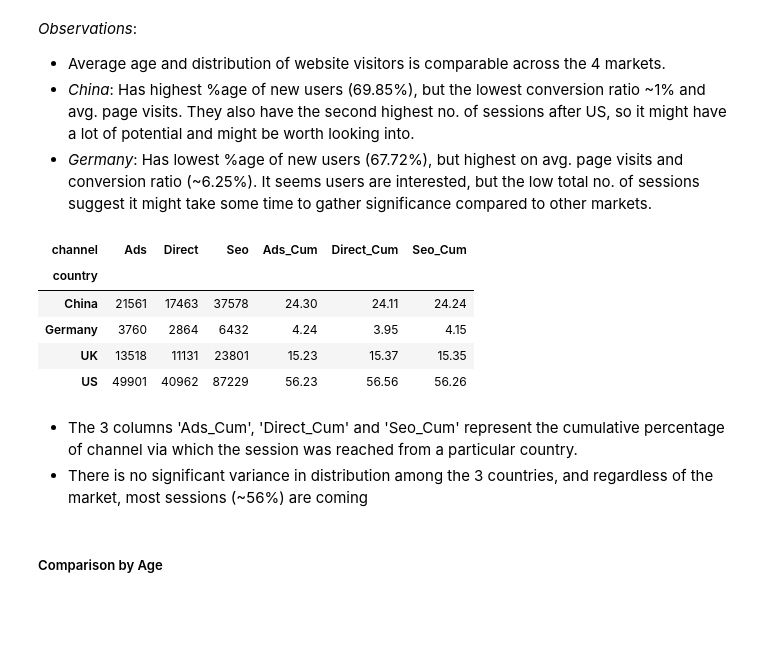
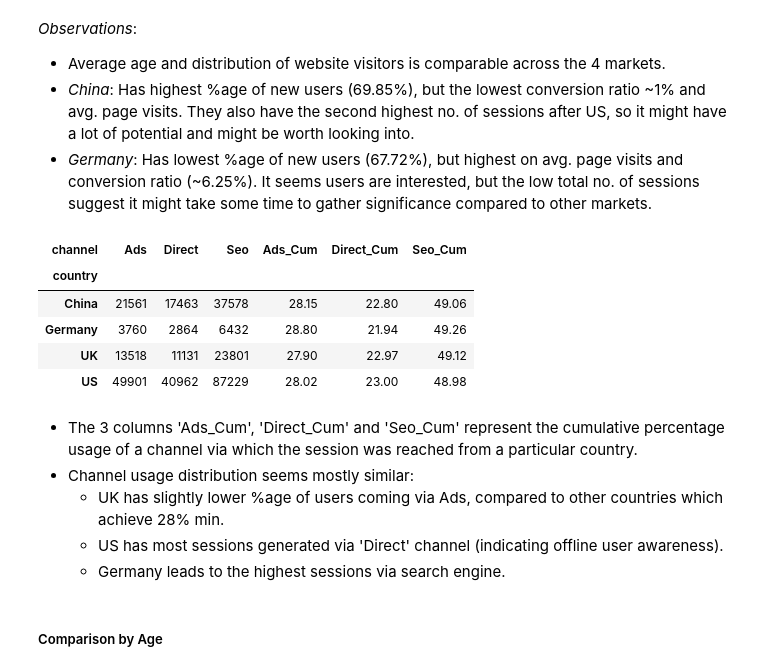
Before and after one commit to traha-89/Portafoglio, a Jupyter notebook: Landing Page Optimization/LP_CRAnalysis_Prediction.ipynb, the cells around one changed output. Drawn from its saved outputs; the diff is of its cells as text; code cells hidden in the pictures; blank space fills up the shorter version.

```diff
--- a/Landing Page Optimization/LP_CRAnalysis_Prediction.ipynb
+++ b/Landing Page Optimization/LP_CRAnalysis_Prediction.ipynb
@@ -312,19 +312,22 @@ Name: count, dtype: int64
 # %%
 # Comparison of Sessions via Channels by Country
 ctrychan_pivot= df_edit.pivot_table(index= 'country', columns= 'channel', aggfunc= 'size', fill_value= 0)
-ctrychan_pivot['Ads_Cum'] = round((ctrychan_pivot['Ads']/ctrychan_pivot['Ads'].sum())*100,2)
-ctrychan_pivot['Direct_Cum'] = round((ctrychan_pivot['Direct']/ctrychan_pivot['Direct'].sum())*100,2)
-ctrychan_pivot['Seo_Cum'] = round((ctrychan_pivot['Seo']/ctrychan_pivot['Seo'].sum())*100,2)
+ctrychan_pivot['Ads_Cum'] = round((ctrychan_pivot['Ads']/(ctrychan_pivot['Ads'] + ctrychan_pivot['Direct'] + ctrychan_pivot['Seo']))*100,2)
+ctrychan_pivot['Direct_Cum'] = round((ctrychan_pivot['Direct']/(ctrychan_pivot['Ads'] + ctrychan_pivot['Direct'] + ctrychan_pivot['Seo']))*100,2)
+ctrychan_pivot['Seo_Cum'] = round((ctrychan_pivot['Seo']/(ctrychan_pivot['Ads'] + ctrychan_pivot['Direct'] + ctrychan_pivot['Seo']))*100,2)
 ctrychan_pivot
 # %% [output]
 | channel | Ads | Direct | Seo | Ads_Cum | Direct_Cum | Seo_Cum |
 | country |  |  |  |  |  |  |
-| China | 21561 | 17463 | 37578 | 24.30 | 24.11 | 24.24 |
-| Germany | 3760 | 2864 | 6432 | 4.24 | 3.95 | 4.15 |
-| UK | 13518 | 11131 | 23801 | 15.23 | 15.37 | 15.35 |
-| US | 49901 | 40962 | 87229 | 56.23 | 56.56 | 56.26 |
+| China | 21561 | 17463 | 37578 | 28.15 | 22.80 | 49.06 |
+| Germany | 3760 | 2864 | 6432 | 28.80 | 21.94 | 49.26 |
+| UK | 13518 | 11131 | 23801 | 27.90 | 22.97 | 49.12 |
+| US | 49901 | 40962 | 87229 | 28.02 | 23.00 | 48.98 |
 # %% [markdown]
-- The 3 columns 'Ads_Cum', 'Direct_Cum' and 'Seo_Cum' represent the cumulative percentage of channel via which the session was reached from a particular country.
-- There is no significant variance in distribution among the 3 countries, and regardless of the market, most sessions (~56%) are coming
+- The 3 columns 'Ads_Cum', 'Direct_Cum' and 'Seo_Cum' represent the cumulative percentage usage of a channel via which the session was reached from a particular country.
+- Channel usage distribution seems mostly similar:
+    - UK has slightly lower %age of users coming via Ads, compared to other countries which achieve 28% min.
+    - US has most sessions generated via 'Direct' channel (indicating offline user awareness).
+    - Germany leads to the highest sessions via search engine.
 # %% [markdown]
 ##### Comparison by Age
```
Also changed, not shown: parts of 6 cells of this notebook.
